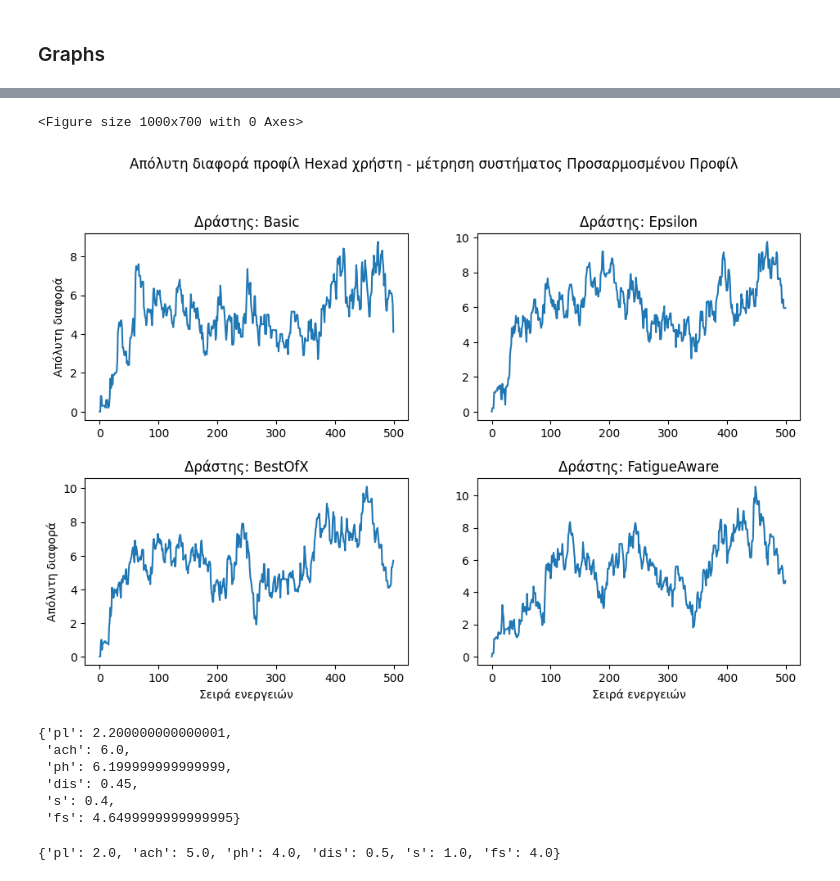
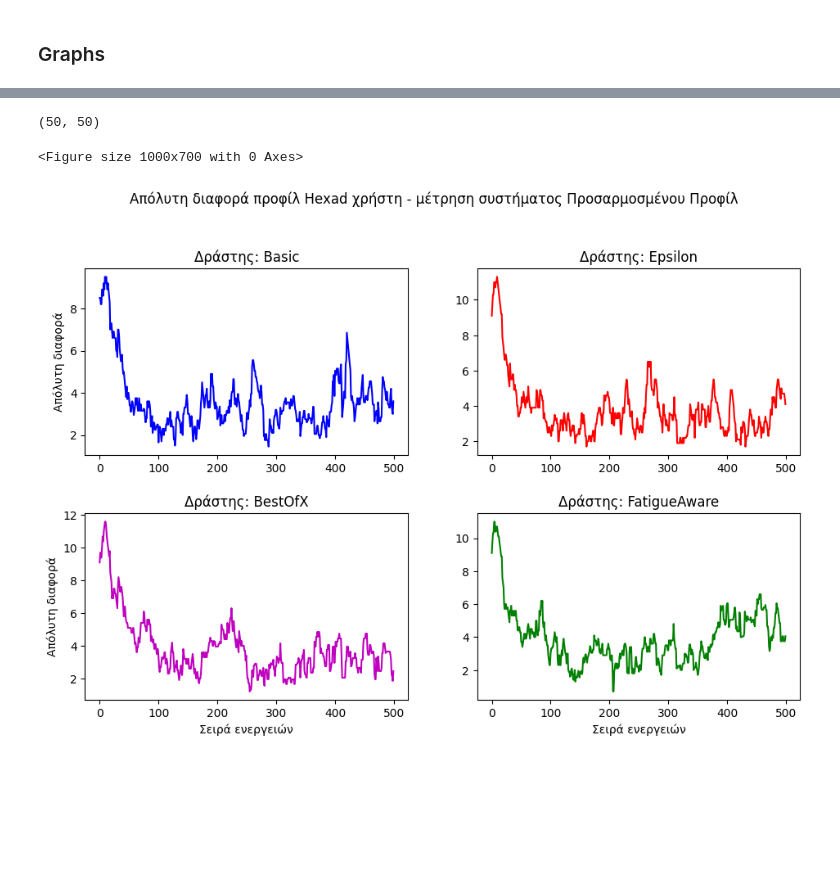
Before and after one commit to JDnikolo/thesis_gamified_hexad_extraction, a Jupyter notebook: RL_system/testing.ipynb, the cells around one changed output, grey strips where cells are left out. Cells and saved outputs as stored; diff of their text form; code cells hidden in the pictures; blank space fills up the shorter version.

```diff
--- a/RL_system/testing.ipynb
+++ b/RL_system/testing.ipynb
@@ -68,8 +68,8 @@ divisor=5.5
 starting_threshold=.1
 gain_modifier=0.02
 amount=1
-ht=copy.deepcopy(hexad)
-#ht=hexad_load_dict(pl=2,ach=5,ph=4,dis=0.5,s=1,fs=3).load_dict
+#ht=copy.deepcopy(hexad)
+ht=hexad_load_dict(pl=2,ach=5,ph=4,dis=0.5,s=1,fs=3).load_dict
 # %%
 bot = ScoreChangeBot(
         hexad_types=copy.deepcopy(ht),
@@ -155,6 +155,7 @@ def test_env_agent(env,agent,answer_bot,test_iterations,retrain_iterations,rando
     agent_error=[]
     actions=defaultdict(lambda:{'x':[],'y':[]})
     hexad_diff=[]
+    hd_stats={'mean':[],'std':[]}
     obs,info=env.reset()
     for i in tqdm(range(test_iterations),leave=False):
         best.append(env.get_best_action())
@@ -175,11 +176,16 @@ def test_env_agent(env,agent,answer_bot,test_iterations,retrain_iterations,rando
         actions[choice]['x'].append(i)
         actions[choice]['y'].append(reward)
         diff=0
+        d_s=[]
         for typ,val in answer_bot.hexad_profile.items():
-            diff+=abs(val-env.hexad_adjusted[typ])
+            v=abs(val-env.hexad_adjusted[typ])
+            diff+=v
+            d_s.append(v)
+        hd_stats['mean'].append(np.mean(d_s))
+        hd_stats['std'].append(np.std(d_s))
         hexad_diff.append(diff)
         obs=new_obs
-    return rewards,choices,best,agent_error,actions,(obs,info),hexad_diff
+    return rewards,choices,best,agent_error,actions,(obs,info),hexad_diff,hd_stats
 # %%
 def plot_actions(actions,env,title=None,f=1):
     typ='pl'
@@ -267,7 +273,7 @@ def get_stats(actions,best,choices):
 ### Testing
 # %%
 tests=500
-retrains=4000
+retrains=1000
 retrain_learn_rate=0.3
 # %%
 rewards={}
@@ -276,6 +282,7 @@ best_choices={}
 agent_error={}
 actions={}
 profile_diff={}
+prof_stats={}
 for name,agent in agents.items():
     bot = ScoreChangeBot(
         hexad_types=copy.deepcopy(ht),
@@ -288,7 +295,7 @@ for name,agent in agents.items():
     )
     print(name)
     random_retrain=(name in ["Basic","BestOfX"])
-    r,c,b,e,a,_,hd=test_env_agent(env,agent,
+    r,c,b,e,a,_,hd,hds=test_env_agent(env,agent,
                    answer_bot=bot,
                    test_iterations=tests,
                    retrain_iterations=retrains,
@@ -300,6 +307,7 @@ for name,agent in agents.items():
     agent_error[name]=e
     actions[name]=a
     profile_diff[name]=hd
+    prof_stats[name]=hds
 # %% [output]
 Basic
 Epsilon
@@ -368,32 +376,23 @@ Text(0.5, 0, 'Δράστες')
+# %%
+len([*range(1,len(prof_stats[name]['mean']),10)]), len(prof_stats[name]["mean"][::10])
+# %% [output]
+(50, 50)
 # %%
 plt.figure()
 plt.subplots(2,2)
 plt.suptitle("Απόλυτη διαφορά προφίλ Hexad χρήστη - μέτρηση συστήματος Προσαρμοσμένου Προφίλ")
 plt.tight_layout(pad=3)
 i=1
 cs=['b','r','m','g']
 for name in profile_diff:
     plt.subplot(2,2,i)
-    plt.plot(profile_diff[name])
+    plt.plot(profile_diff[name],color=cs[i-1])
     plt.title("Δράστης: {}".format(name))
     if i in [3,4]:
         plt.xlabel("Σειρά ενεργειών")
     if i in [1,3]:
         plt.ylabel("Απόλυτη διαφορά")
     i+=1
 # %% [output]
 <Figure size 1000x700 with 0 Axes>
-[figure, old version]
+[figure, new version]
-# %%
-env.hexad_adjusted
-# %% [output]
-{'pl': 2.200000000000001,
- 'ach': 6.0,
- 'ph': 6.199999999999999,
- 'dis': 0.45,
- 's': 0.4,
- 'fs': 4.6499999999999995}
-# %%
-bot.hexad_profile
-# %% [output]
-{'pl': 2.0, 'ach': 5.0, 'ph': 4.0, 'dis': 0.5, 's': 1.0, 'fs': 4.0}
```
Also changed, not shown: parts of 7 cells of this notebook, 1 other file.
